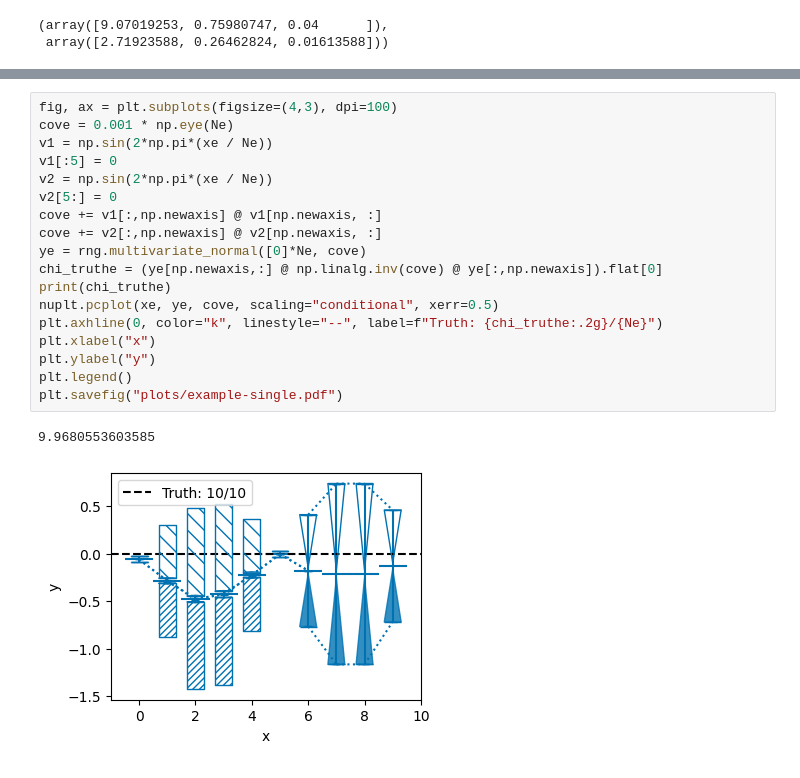
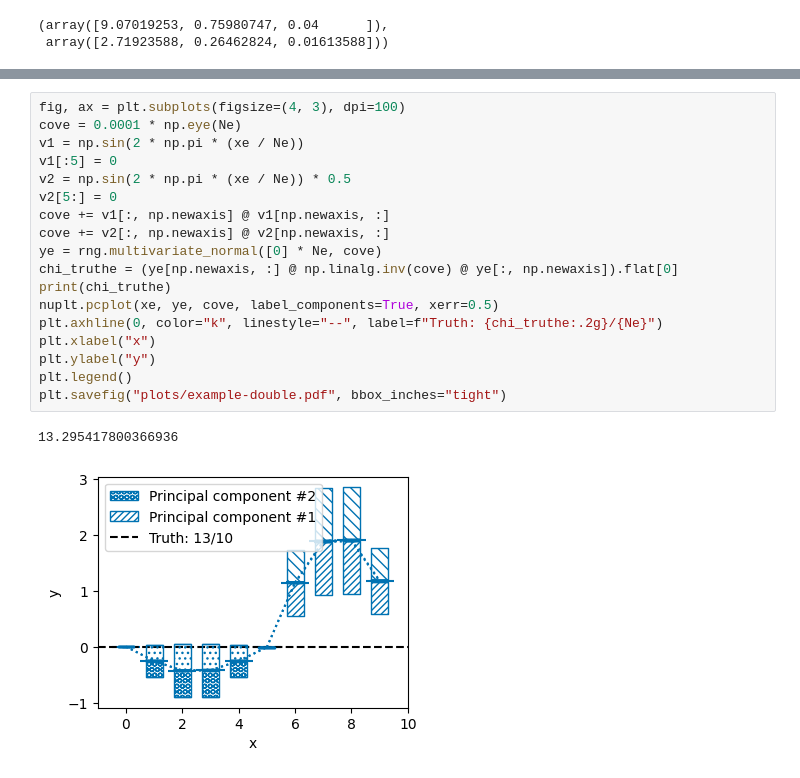
Before and after one commit to ast0815/covplot, a Jupyter notebook: covplot.ipynb, the cells around one changed output, grey strips where cells are left out. Drawn from its saved outputs; the diff is of its cells as text.

Commit message:
Update plots.

```diff
--- a/covplot.ipynb
+++ b/covplot.ipynb
@@ -424,21 +462,21 @@ plt.savefig("plots/example-single.pdf")
 # %%
-fig, ax = plt.subplots(figsize=(4,3), dpi=100)
-cove = 0.001 * np.eye(Ne)
-v1 = np.sin(2*np.pi*(xe / Ne))
+fig, ax = plt.subplots(figsize=(4, 3), dpi=100)
+cove = 0.0001 * np.eye(Ne)
+v1 = np.sin(2 * np.pi * (xe / Ne))
 v1[:5] = 0
-v2 = np.sin(2*np.pi*(xe / Ne))
+v2 = np.sin(2 * np.pi * (xe / Ne)) * 0.5
 v2[5:] = 0
-cove += v1[:,np.newaxis] @ v1[np.newaxis, :]
-cove += v2[:,np.newaxis] @ v2[np.newaxis, :]
-ye = rng.multivariate_normal([0]*Ne, cove)
-chi_truthe = (ye[np.newaxis,:] @ np.linalg.inv(cove) @ ye[:,np.newaxis]).flat[0]
+cove += v1[:, np.newaxis] @ v1[np.newaxis, :]
+cove += v2[:, np.newaxis] @ v2[np.newaxis, :]
+ye = rng.multivariate_normal([0] * Ne, cove)
+chi_truthe = (ye[np.newaxis, :] @ np.linalg.inv(cove) @ ye[:, np.newaxis]).flat[0]
 print(chi_truthe)
-nuplt.pcplot(xe, ye, cove, scaling="conditional", xerr=0.5)
+nuplt.pcplot(xe, ye, cove, label_components=True, xerr=0.5)
 plt.axhline(0, color="k", linestyle="--", label=f"Truth: {chi_truthe:.2g}/{Ne}")
 plt.xlabel("x")
 plt.ylabel("y")
 plt.legend()
-plt.savefig("plots/example-single.pdf")
+plt.savefig("plots/example-double.pdf", bbox_inches="tight")
 # %% [output]
-9.9680553603585
+13.295417800366936
-[figure, old version]
+[figure, new version]
```
Also changed, not shown: parts of 21 cells of this notebook.
